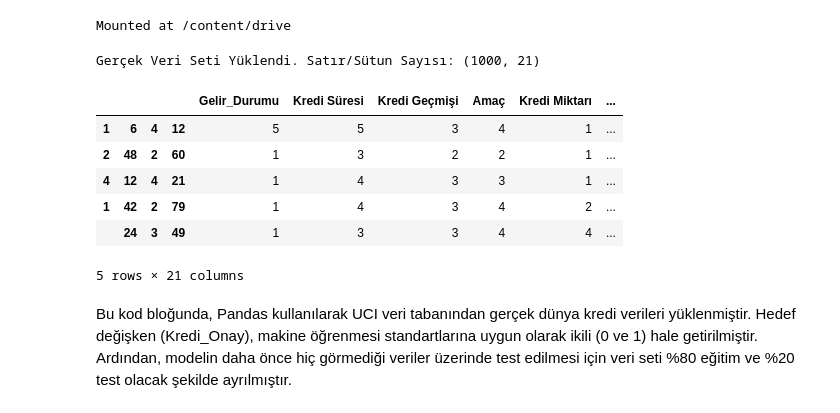
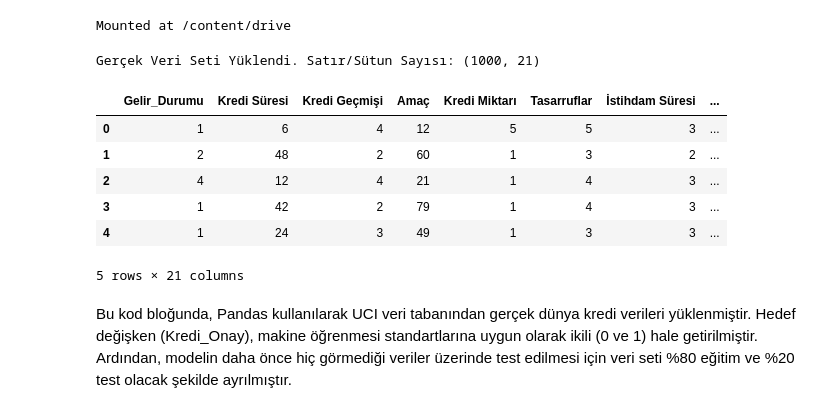
Before and after one commit to bygencer3/ErdincGencer_Odev_254329028-, a Jupyter notebook: Erdinc_Gencer_254329028_YapayZekaveUyg_Odev2.ipynb, the cells around one changed output. Cells and saved outputs as stored; diff of their text form; code cells hidden in the pictures.

Commit message:
Kredi Risk Değerlendirme Sistemi

```diff
--- a/Erdinc_Gencer_254329028_YapayZekaveUyg_Odev2.ipynb
+++ b/Erdinc_Gencer_254329028_YapayZekaveUyg_Odev2.ipynb
@@ -62,28 +62,28 @@ Mounted at /content/drive
 # %%
 import pandas as pd
 
 # Gerçek "German Credit Risk" veri setini çekiyoruz
 url = "https://archive.ics.uci.edu/ml/machine-learning-databases/statlog/german/german.data-numeric"
 columns = ['Gelir_Durumu', 'Kredi Süresi', 'Kredi Geçmişi', 'Amaç', 'Kredi Miktarı',
            'Tasarruflar', 'İstihdam Süresi', 'Taksit Oranı', 'Kişisel Durum', 'Diğer Borçlar',
            'İkamet Süresi', 'Değerli Varlık', 'Yaş', 'Diğer Taksitler', 'Konut',
            'Mevcut Krediler', 'İş', 'Bakmakla Yükümlü', 'Telefon', 'Yabancı İsçi', 'Kredi Onay']
 
-df_kredi = pd.read_csv(url, sep=r'\s+', names=columns)
+df_kredi = pd.read_csv(url, sep=r'\s+', names=columns, index_col=False)
 
 # Hedef değişkeni (Kredi_Onay) 0 ve 1 yapalım (1: İyi, 2: Kötü geldiği için düzeltiyoruz)
 df_kredi['Kredi Onay'] = df_kredi['Kredi Onay'].replace({1: 1, 2: 0})
 
 print("Gerçek Veri Seti Yüklendi. Satır/Sütun Sayısı:", df_kredi.shape)
 df_kredi.head()
 # %% [output]
 Gerçek Veri Seti Yüklendi. Satır/Sütun Sayısı: (1000, 21)
-|  |  |  |  | Gelir_Durumu | Kredi Süresi | Kredi Geçmişi | Amaç | Kredi Miktarı | ... |
-| 1 | 6 | 4 | 12 | 5 | 5 | 3 | 4 | 1 | ... |
-| 2 | 48 | 2 | 60 | 1 | 3 | 2 | 2 | 1 | ... |
-| 4 | 12 | 4 | 21 | 1 | 4 | 3 | 3 | 1 | ... |
-| 1 | 42 | 2 | 79 | 1 | 4 | 3 | 4 | 2 | ... |
-|  | 24 | 3 | 49 | 1 | 3 | 3 | 4 | 4 | ... |
+|  | Gelir_Durumu | Kredi Süresi | Kredi Geçmişi | Amaç | Kredi Miktarı | Tasarruflar | İstihdam Süresi | ... |
+| 0 | 1 | 6 | 4 | 12 | 5 | 5 | 3 | ... |
+| 1 | 2 | 48 | 2 | 60 | 1 | 3 | 2 | ... |
+| 2 | 4 | 12 | 4 | 21 | 1 | 4 | 3 | ... |
+| 3 | 1 | 42 | 2 | 79 | 1 | 4 | 3 | ... |
+| 4 | 1 | 24 | 3 | 49 | 1 | 3 | 3 | ... |
 5 rows × 21 columns
 # %% [markdown]
 Bu kod bloğunda, Pandas kullanılarak UCI veri tabanından gerçek dünya kredi verileri yüklenmiştir. Hedef değişken (Kredi_Onay), makine öğrenmesi standartlarına uygun olarak ikili (0 ve 1) hale getirilmiştir. Ardından, modelin daha önce hiç görmediği veriler üzerinde test edilmesi için veri seti %80 eğitim ve %20 test olacak şekilde ayrılmıştır.
```
